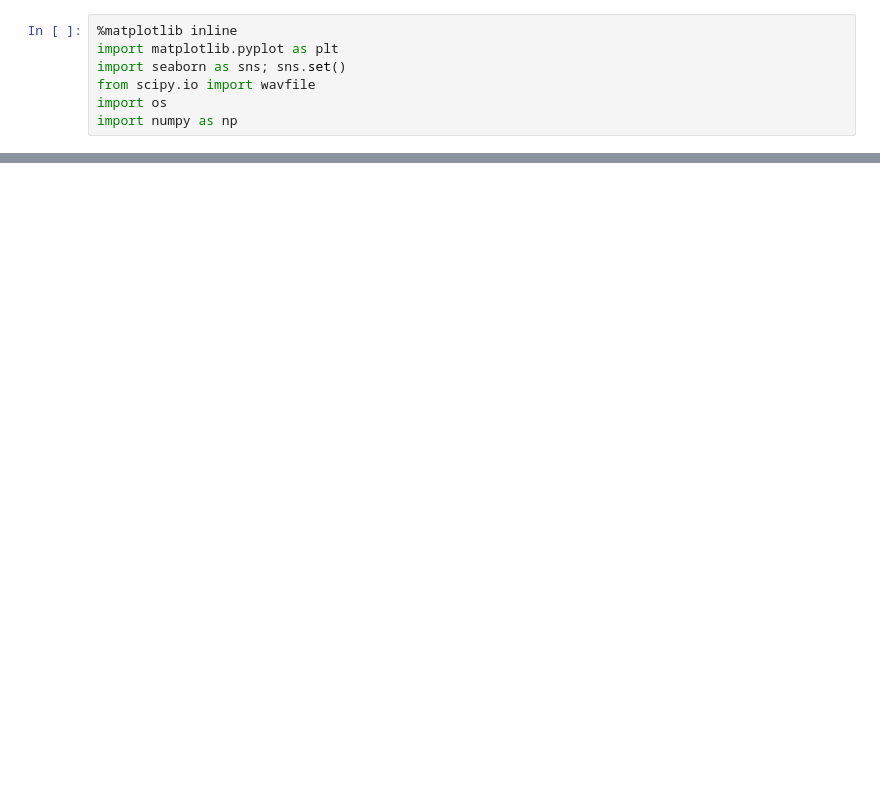
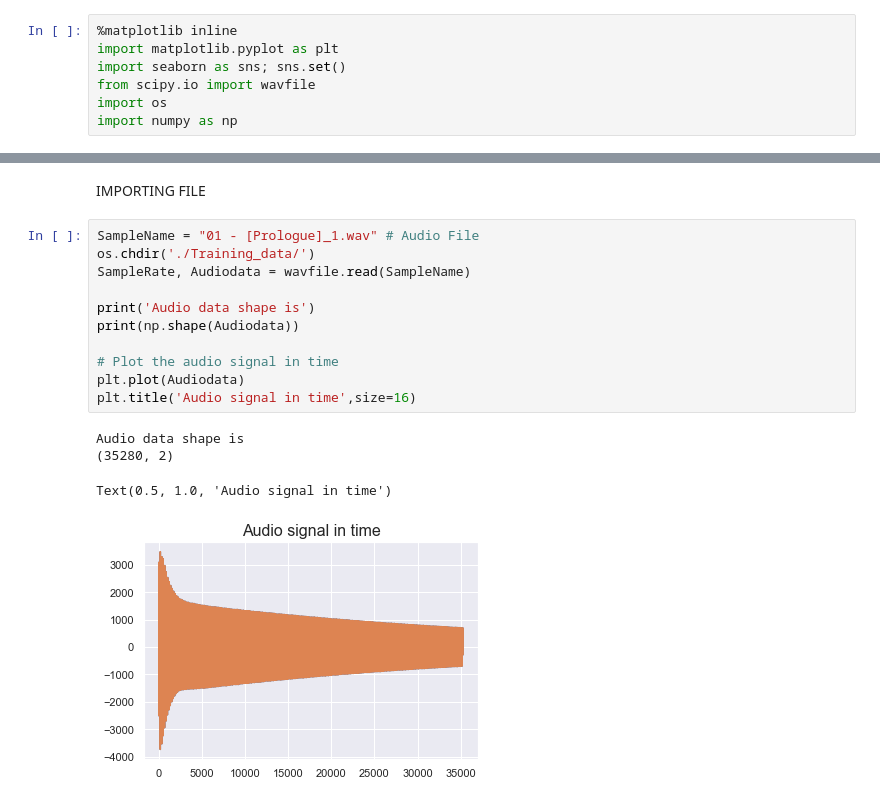
Before and after one commit to mashburnj/Sample2Genesis, a Jupyter notebook: Spectrum_Analyzer.ipynb, the cells around one changed output, grey strips where cells are left out. Saved outputs shown, nothing was run; the diff lists cells and outputs as text; blank space fills up the shorter version.

```diff
--- a/Spectrum_Analyzer.ipynb
+++ b/Spectrum_Analyzer.ipynb
@@ -52,0 +8,18 @@ ValueError: window is longer than input signal
+# %% [markdown]
+IMPORTING FILE
+# %%
+SampleName = "01 - [Prologue]_1.wav" # Audio File
+os.chdir('./Training_data/')
+SampleRate, Audiodata = wavfile.read(SampleName)
+
+print('Audio data shape is')
+print(np.shape(Audiodata))
+
+# Plot the audio signal in time
+plt.plot(Audiodata)
+plt.title('Audio signal in time',size=16)
+# %% [output]
+Audio data shape is
+(35280, 2)
+Text(0.5, 1.0, 'Audio signal in time')
+[figure, added]
```
Also changed, not shown: parts of 9 cells of this notebook, 2 other files.
